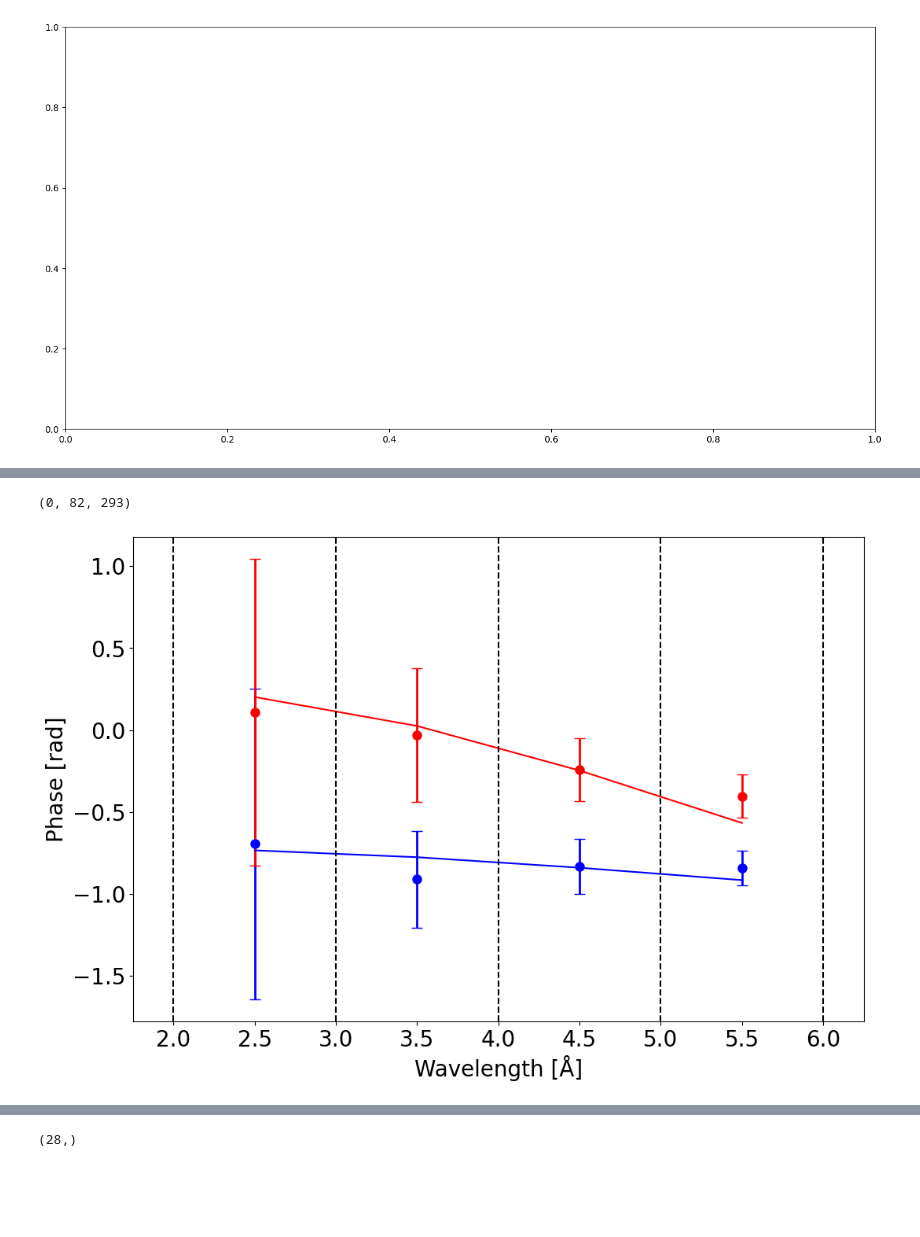
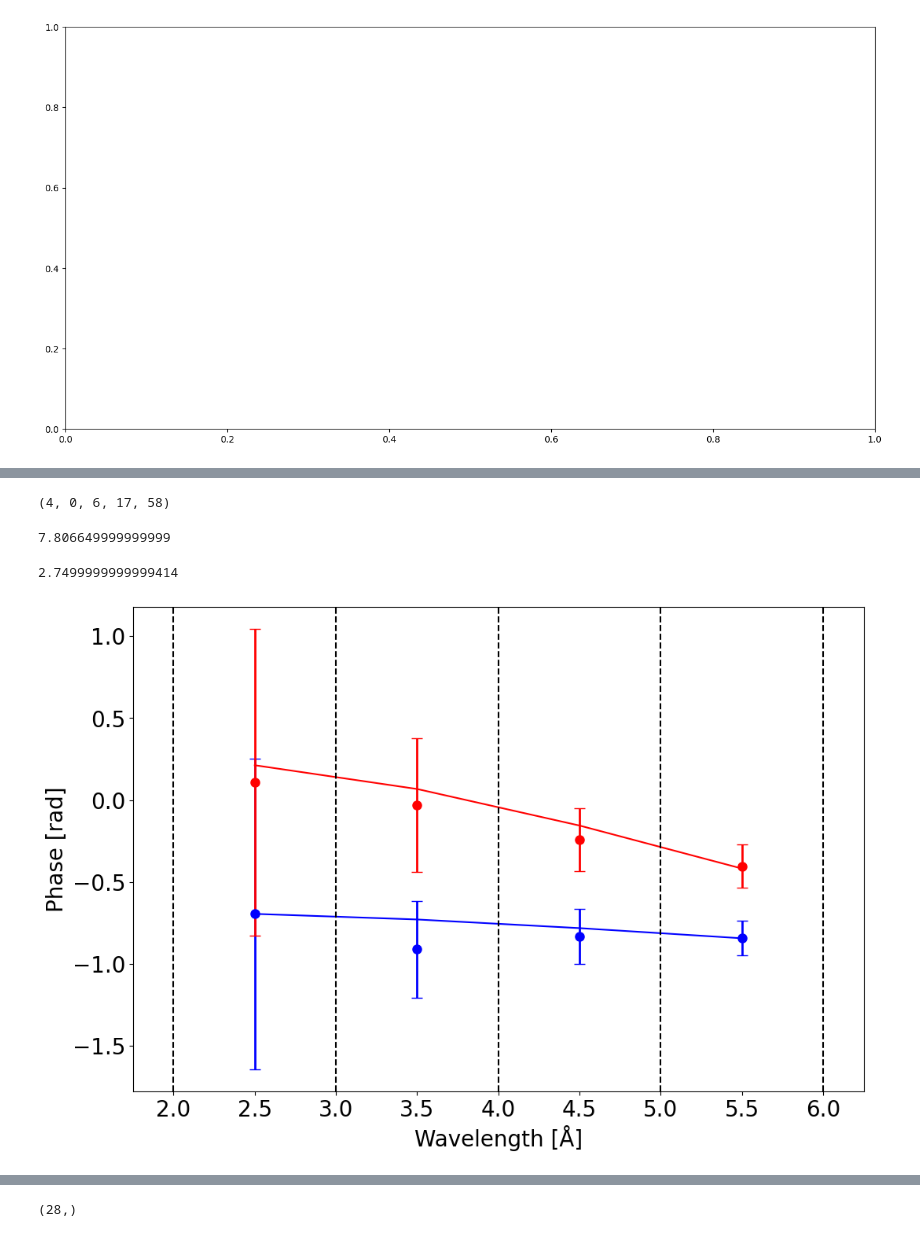
Before and after one commit to G4byte/NPGMI-src, a Jupyter notebook: Simulations and Plots/JPARC/2D Gratings/JPARC 2D experiment.ipynb, the cells around one changed output, grey strips where cells are left out. Saved outputs shown, nothing was run; the diff lists cells and outputs as text; code cells hidden in the pictures; blank space fills up the shorter version.

```diff
--- a/Simulations and Plots/JPARC/2D Gratings/JPARC 2D experiment.ipynb
+++ b/Simulations and Plots/JPARC/2D Gratings/JPARC 2D experiment.ipynb
@@ -1038,4 +1085,4 @@ argminerr = min_index(np.array(phasefitxyerr))
-# %%
-argminerr
-# %% [output]
-(0, 82, 293)
+# %%
+argminerr
+# %% [output]
+(4, 0, 6, 17, 58)
@@ -1042,3 +1094,11 @@ argminerr
+# %%
+g_meas
+# %% [output]
+7.806649999999999
+# %%
+g_uncert
+# %% [output]
+2.7499999999999414
 # %%
 fig, ax1 = plt.subplots(figsize = (12,8))
 
@@ -1047,35 +1107,39 @@ ax1.set_prop_cycle(color = ["blue", "red"])
 
 
 
 ax1.errorbar(lam_bins[:-1] + 0.5,monophasex.squeeze(), monodataIxerror[:,-1], fmt = "o",
         capsize = 5, elinewidth=2,markersize = 8, label = "Data, x")
 
 ax1.errorbar(lam_bins[:-1] + 0.5,monophasey.squeeze(), monodataIyerror[:,-1], fmt = "o",
         capsize = 5, elinewidth=2,markersize = 8, label = "Data, y")
 
 
-ax1.plot(lam_bins[:-1] + 0.5, sim2d.phase_x.squeeze()[argminerr[0]] + \
-         xphase_add_factors.squeeze()[argminerr[1]],"-", label = "Simulation, x")
-ax1.plot(lam_bins[:-1] + 0.5, sim2d.phase_y.squeeze()[argminerr[0]] + \
-         yphase_add_factors.squeeze()[argminerr[2]],"-", label = "Simulation, y")
+# ax1.plot(lam_bins[:-1] + 0.5, sim2d.phase_x.squeeze()[argminerr[0]] + \
+#          xphase_add_factors.squeeze()[argminerr[1]],"-", label = "Simulation, x")
+# ax1.plot(lam_bins[:-1] + 0.5, sim2d.phase_y.squeeze()[argminerr[0]] + \
+#          yphase_add_factors.squeeze()[argminerr[2]],"-", label = "Simulation, y")
 
+ax1.plot(lam_bins[:-1] + 0.5, sim2d.phase_x.squeeze()[argminerr[0], :,argminerr[1]] + \
+         xphase_add_factors.squeeze()[argminerr[-2]],"-", label = "Simulation, x")
+ax1.plot(lam_bins[:-1] + 0.5, sim2d.phase_y.squeeze()[argminerr[0], :,argminerr[1]] + \
+         yphase_add_factors.squeeze()[argminerr[-1]],"-", label = "Simulation, y")
 
 
 
 
 # ax1.legend(fontsize = 20)
 
 ax1.set_xlabel(r"Wavelength [Å]", fontsize = 20)
 # ax1.set_ylabel("Contrast [%]", fontsize = 20)
 ax1.set_ylabel("Phase [rad]", fontsize = 20)
 ax1.tick_params(labelsize = 20)
 
 [ax1.axvline(i, color = "black", ls = "--") for i in range(2,7)]
 ax1.set_xlim(1.75,6.25)
 
 # fig.savefig("2Dmonophasexy.png", bbox_inches = "tight")
 
 plt.show()
 plt.close(fig)
 # %% [output]
-[figure, old version]
+[figure, new version]
```
Also changed, not shown: parts of 14 cells of this notebook, 2 other files.
